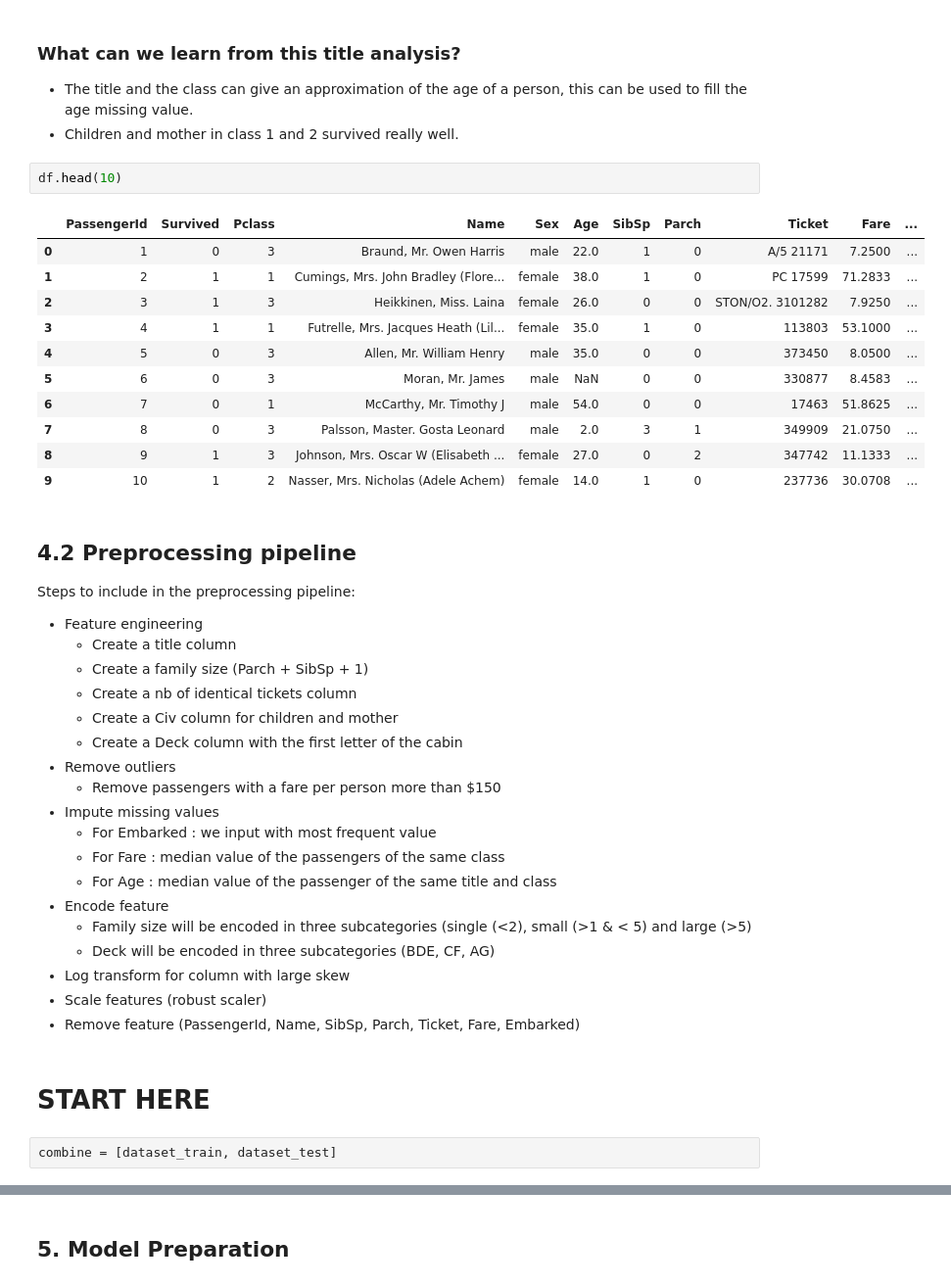
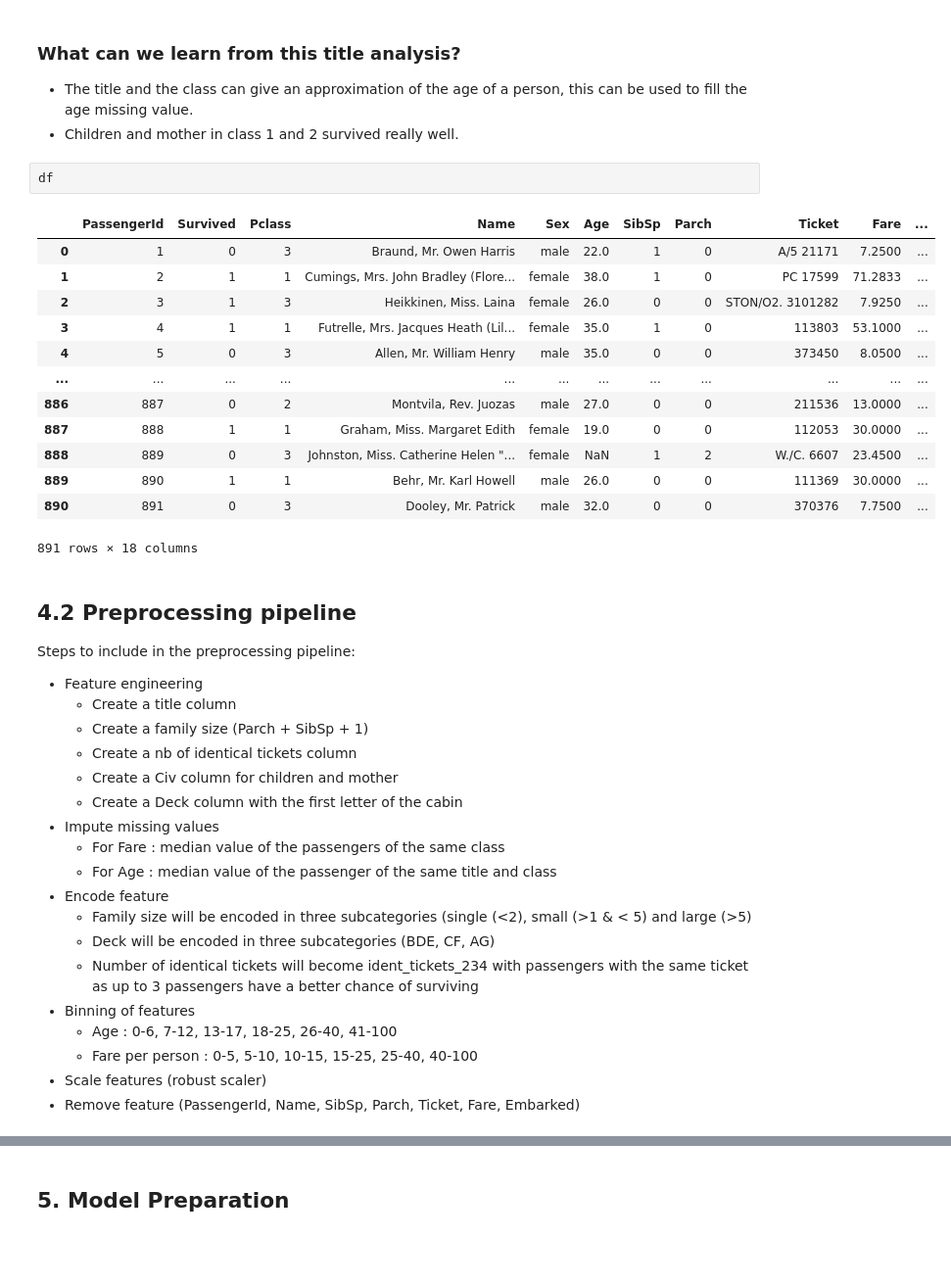
Before and after one commit to max-lutz/Kaggle_competitions, a Jupyter notebook: titanic-survival-prediction.ipynb, the cells around one changed output, grey strips where cells are left out. Shown at 98% size. Drawn from its saved outputs; the diff is of its cells as text; blank space fills up the shorter version.

```diff
--- a/titanic-survival-prediction.ipynb
+++ b/titanic-survival-prediction.ipynb
@@ -534,19 +548,21 @@ ax[0].set_title('Survival rate vs Civility');
 - The title and the class can give an approximation of the age of a person, this can be used to fill the age missing value.
 - Children and mother in class 1 and 2 survived really well.
 # %%
-df.head(10)
+df
 # %% [output]
 |  | PassengerId | Survived | Pclass | Name | Sex | Age | SibSp | Parch | Ticket | Fare | ... |
 | 0 | 1 | 0 | 3 | Braund, Mr. Owen Harris | male | 22.0 | 1 | 0 | A/5 21171 | 7.2500 | ... |
 | 1 | 2 | 1 | 1 | Cumings, Mrs. John Bradley (Flore... | female | 38.0 | 1 | 0 | PC 17599 | 71.2833 | ... |
 | 2 | 3 | 1 | 3 | Heikkinen, Miss. Laina | female | 26.0 | 0 | 0 | STON/O2. 3101282 | 7.9250 | ... |
 | 3 | 4 | 1 | 1 | Futrelle, Mrs. Jacques Heath (Lil... | female | 35.0 | 1 | 0 | 113803 | 53.1000 | ... |
 | 4 | 5 | 0 | 3 | Allen, Mr. William Henry | male | 35.0 | 0 | 0 | 373450 | 8.0500 | ... |
-| 5 | 6 | 0 | 3 | Moran, Mr. James | male | NaN | 0 | 0 | 330877 | 8.4583 | ... |
-| 6 | 7 | 0 | 1 | McCarthy, Mr. Timothy J | male | 54.0 | 0 | 0 | 17463 | 51.8625 | ... |
-| 7 | 8 | 0 | 3 | Palsson, Master. Gosta Leonard | male | 2.0 | 3 | 1 | 349909 | 21.0750 | ... |
-| 8 | 9 | 1 | 3 | Johnson, Mrs. Oscar W (Elisabeth ... | female | 27.0 | 0 | 2 | 347742 | 11.1333 | ... |
-| 9 | 10 | 1 | 2 | Nasser, Mrs. Nicholas (Adele Achem) | female | 14.0 | 1 | 0 | 237736 | 30.0708 | ... |
+| ... | ... | ... | ... | ... | ... | ... | ... | ... | ... | ... | ... |
+| 886 | 887 | 0 | 2 | Montvila, Rev. Juozas | male | 27.0 | 0 | 0 | 211536 | 13.0000 | ... |
+| 887 | 888 | 1 | 1 | Graham, Miss. Margaret Edith | female | 19.0 | 0 | 0 | 112053 | 30.0000 | ... |
+| 888 | 889 | 0 | 3 | Johnston, Miss. Catherine Helen "... | female | NaN | 1 | 2 | W./C. 6607 | 23.4500 | ... |
+| 889 | 890 | 1 | 1 | Behr, Mr. Karl Howell | male | 26.0 | 0 | 0 | 111369 | 30.0000 | ... |
+| 890 | 891 | 0 | 3 | Dooley, Mr. Patrick | male | 32.0 | 0 | 0 | 370376 | 7.7500 | ... |
+891 rows × 18 columns
 # %% [markdown]
 ## 4.2 Preprocessing pipeline
 
@@ -557,19 +573,15 @@ Steps to include in the preprocessing pipeline:
     - Create a nb of identical tickets column
     - Create a Civ column for children and mother
     - Create a Deck column with the first letter of the cabin
-- Remove outliers
-    - Remove passengers with a fare per person more than $150
 - Impute missing values
-    - For Embarked : we input with most frequent value
     - For Fare : median value of the passengers of the same class
     - For Age : median value of the passenger of the same title and class
 - Encode feature
     - Family size will be encoded in three subcategories (single (<2), small (>1 & < 5) and large (>5)
     - Deck will be encoded in three subcategories (BDE, CF, AG)
-- Log transform for column with large skew
+    - Number of identical tickets will become ident_tickets_234 with passengers with the same ticket as up to 3 passengers have a better chance of surviving
+- Binning of features
+    - Age : 0-6, 7-12, 13-17, 18-25, 26-40, 41-100
+    - Fare per person : 0-5, 5-10, 10-15, 15-25, 25-40, 40-100
 - Scale features (robust scaler)
 - Remove feature (PassengerId, Name, SibSp, Parch, Ticket, Fare, Embarked)
-# %% [markdown]
-# START HERE
-# %%
-combine = [dataset_train, dataset_test]
```
Also changed, not shown: parts of 27 cells of this notebook.
